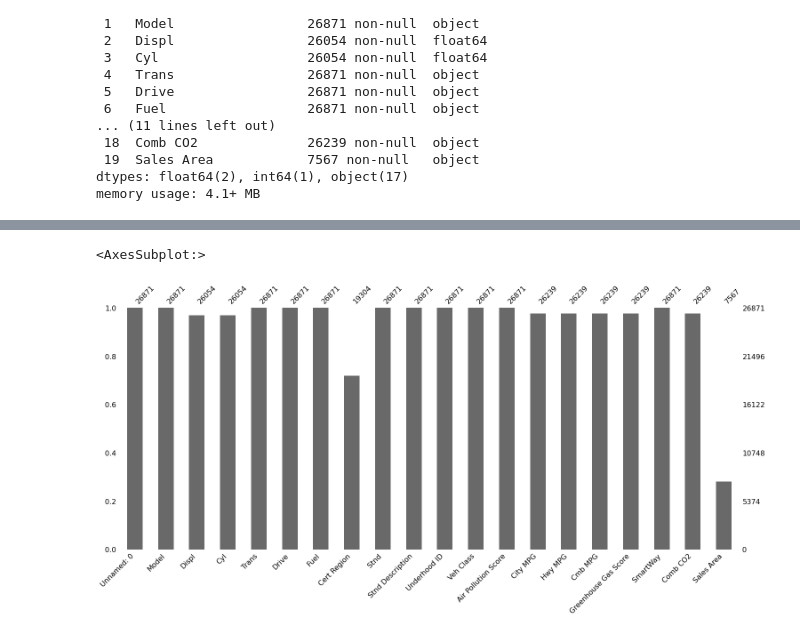
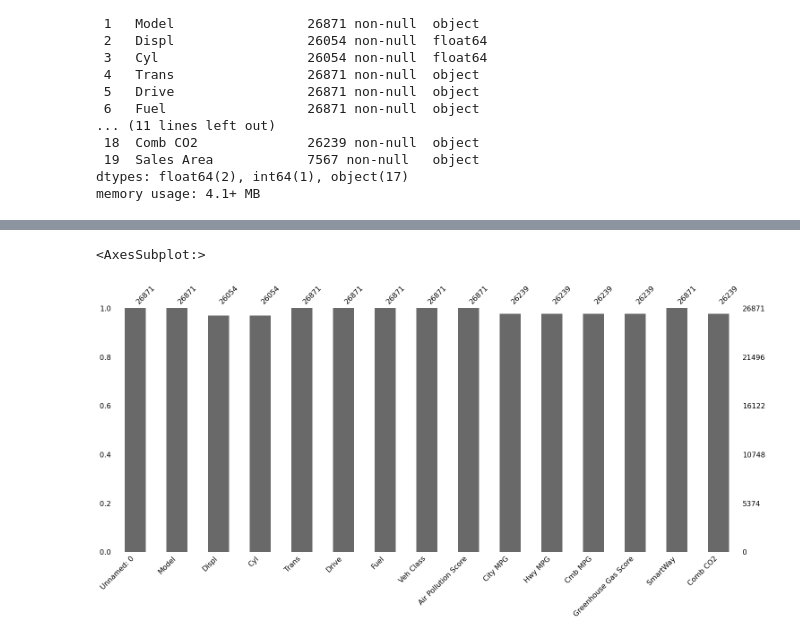
Before and after one commit to emumen77/Predicting-and-Analyzing-Fuel-Efficiency, a Jupyter notebook: EPAGreen.ipynb, the cells around one changed output, grey strips where cells are left out. Cells and saved outputs as stored; diff of their text form; code cells hidden in the pictures.

Commit message:
Data Cleaning and Visuals

```diff
--- a/EPAGreen.ipynb
+++ b/EPAGreen.ipynb
@@ -9,0 +21,6 @@ import missingno as msn
+# %%
+#index_col = "Model"
+epa_file = pd.DataFrame(pd.read_excel("/home/emumen/Documents/Misk-DSI-2022/Predicting-and-Analyzing-Fuel-Efficiency/data/EPAGreen.xlsx"))
+epa_file.to_csv("/home/emumen/Documents/Misk-DSI-2022/Predicting-and-Analyzing-Fuel-Efficiency/data/EPAGreen.csv", index = None, header = True)
+epa = pd.read_csv("/home/emumen/Documents/Misk-DSI-2022/Predicting-and-Analyzing-Fuel-Efficiency/data/EPAGreen.csv")
+#epa.rename(columns=({'Veh Class':'Veh_Class'}))
@@ -25,3 +70,3 @@ df2.to_excel(output_file_path2+"EPAGreen.xlsx")
 # %%
-epa = pd.read_excel("/home/emumen/Documents/Misk-DSI-2022/Predicting-and-Analyzing-Fuel-Efficiency/data/EPAGreen.xlsx")
-epa.head(1000)
+#index_col = "Model"
+epa_file = pd.DataFrame(pd.read_excel("/home/emumen/Documents/Misk-DSI-2022/Predicting-and-Analyzing-Fuel-Efficiency/data/EPAGreen.xlsx"))
@@ -41,0 +82,21 @@ epa.head(1000)
+# %%
+epa.rename(columns = {"Comb CO2": "Comb_CO2"}, inplace = True)
+#convert_dict = {"Comb CO2": float}
+#epa = epa.astype("convert_dict")
+#print(epa.dtypes)
+# %%
+a = 0
+b = 0
+Las = []
+for ind in epa.index:
+    if isinstance(epa['Comb_CO2'][ind], str) == True and "/" in epa['Comb_CO2'][ind]:
+        a = epa['Comb_CO2'][ind][0:3]
+        e = int(a)
+        b = epa['Comb_CO2'][ind][4:]
+        f = int(b)
+        epa.Comb_CO2[epa.Comb_CO2 == epa['Comb_CO2'][ind]] = (e + f)/2
+for ind in epa.index:
+    if isinstance(epa['Comb_CO2'][ind], str) == True:
+        Las.append(epa['Comb_CO2'][ind])
+        print(Las)
+#epa.info()
@@ -99,14 +241,16 @@ msn.bar(epa)
 # %%
 Columns = []
 for column in epa:
-    if epa[column].isna().sum() >= 0.75*26871:
+    if epa[column].isna().sum() >= 0.6*26871:
 #    if msn.bar(column) == 0:
         Columns.append(column)
     else:
         continue
 epa.drop(Columns, axis = 1, inplace = True)
+epa.drop(["Cert Region", "Stnd", "Stnd Description", "Underhood ID"], axis = 1, inplace = True)
+epa.fillna(method ='pad')
 #print(Columns)
 msn.bar(epa)
 # %% [output]
 <AxesSubplot:>
-[figure, old version]
+[figure, new version]
```
Also changed, not shown: parts of 23 cells of this notebook, 3 other files.
